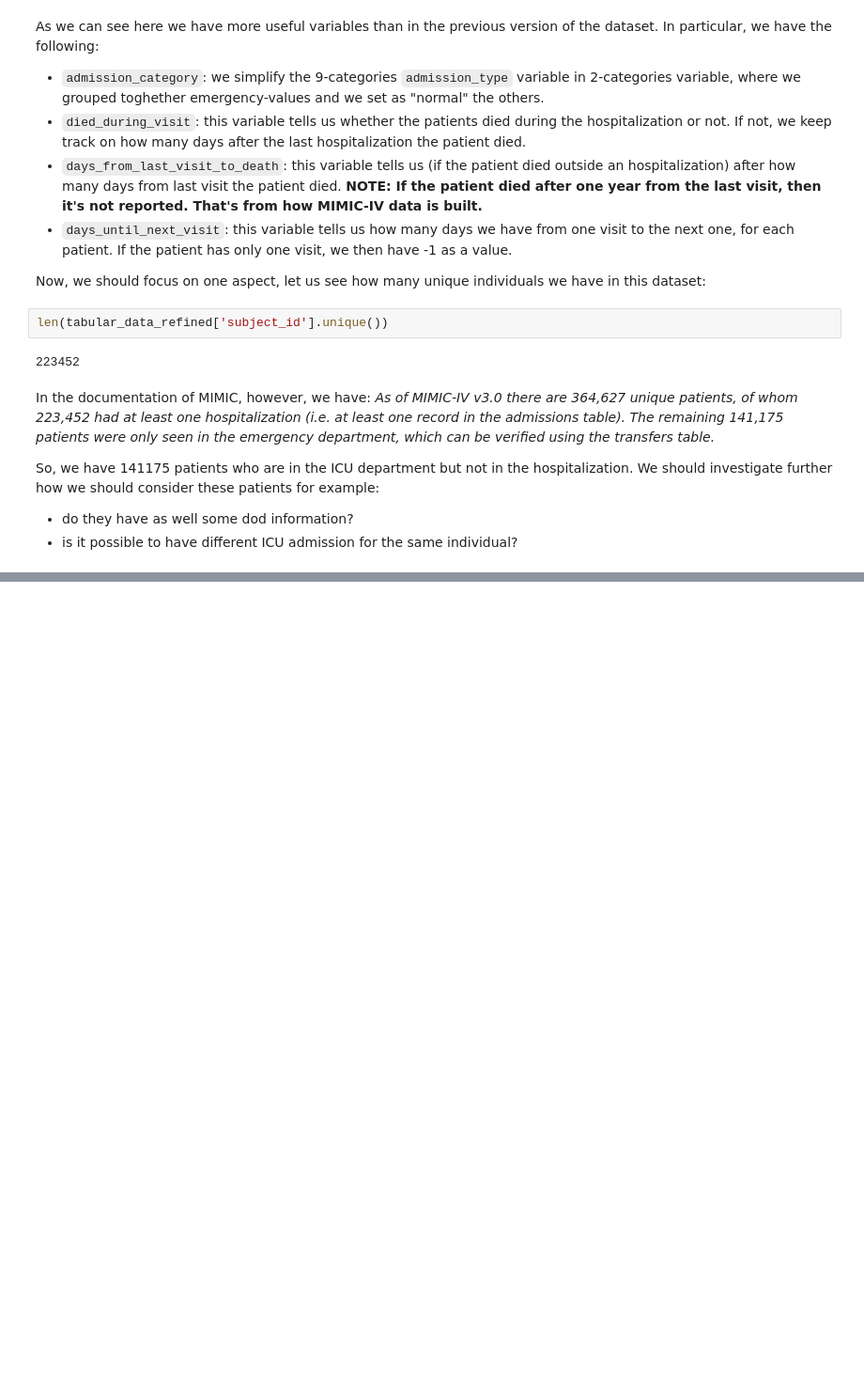
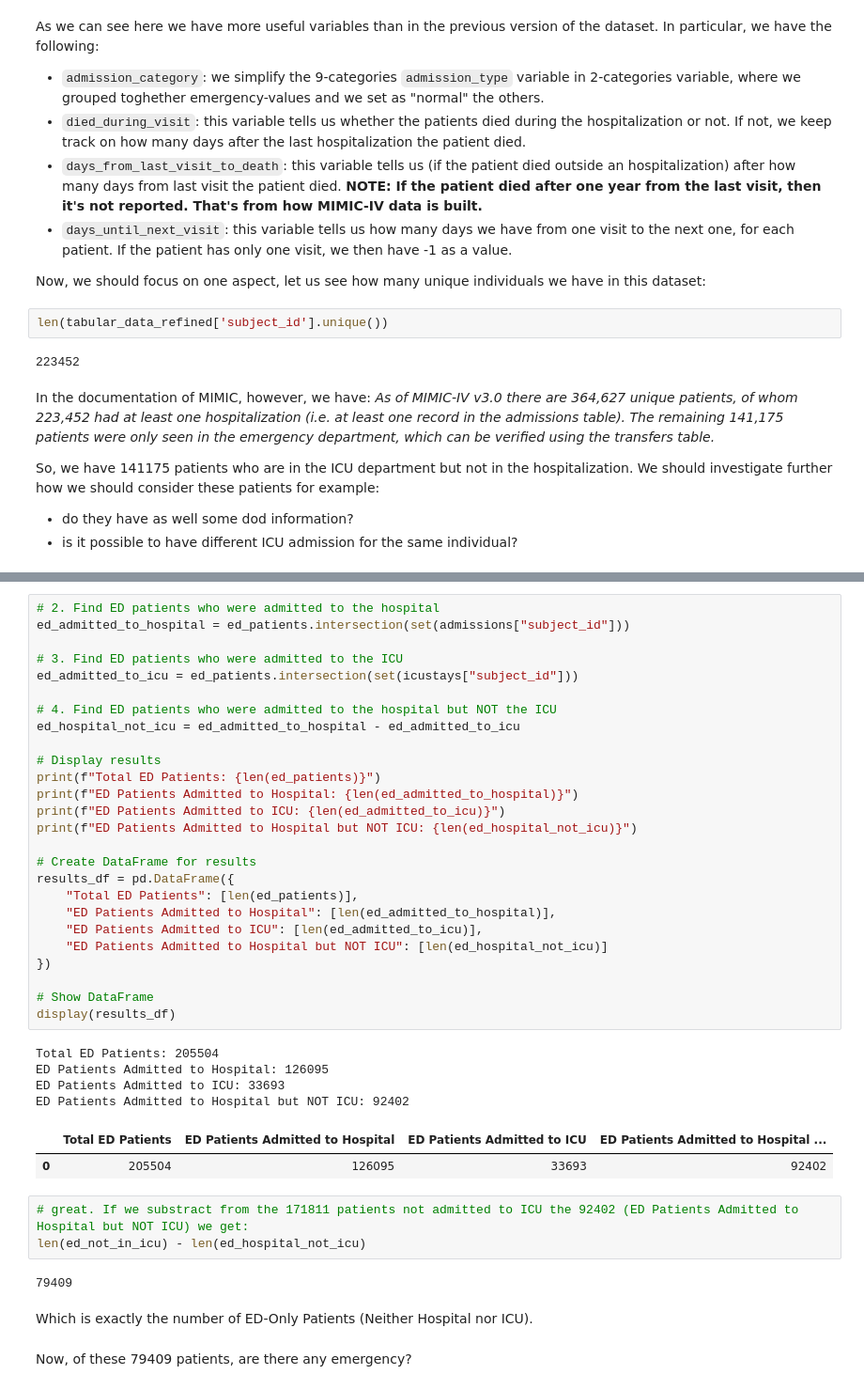
Before and after one commit to michechi/LLMSeq, a Jupyter notebook: src/pyhealth_vs_other.ipynb, the cells around one changed output, grey strips where cells are left out. Shown at 94% size. Cells and saved outputs as stored; diff of their text form; blank space fills up the shorter version.

```diff
--- a/src/pyhealth_vs_other.ipynb
+++ b/src/pyhealth_vs_other.ipynb
@@ -158,0 +292,42 @@ So, we have 141175 patients who are in the ICU department but not in the hospita
+# %%
+# 2. Find ED patients who were admitted to the hospital
+ed_admitted_to_hospital = ed_patients.intersection(set(admissions["subject_id"]))
+
+# 3. Find ED patients who were admitted to the ICU
+ed_admitted_to_icu = ed_patients.intersection(set(icustays["subject_id"]))
+
+# 4. Find ED patients who were admitted to the hospital but NOT the ICU
+ed_hospital_not_icu = ed_admitted_to_hospital - ed_admitted_to_icu
+
+# Display results
+print(f"Total ED Patients: {len(ed_patients)}")
+print(f"ED Patients Admitted to Hospital: {len(ed_admitted_to_hospital)}")
+print(f"ED Patients Admitted to ICU: {len(ed_admitted_to_icu)}")
+print(f"ED Patients Admitted to Hospital but NOT ICU: {len(ed_hospital_not_icu)}")
+
+# Create DataFrame for results
+results_df = pd.DataFrame({
+    "Total ED Patients": [len(ed_patients)],
+    "ED Patients Admitted to Hospital": [len(ed_admitted_to_hospital)],
+    "ED Patients Admitted to ICU": [len(ed_admitted_to_icu)],
+    "ED Patients Admitted to Hospital but NOT ICU": [len(ed_hospital_not_icu)]
+})
+
+# Show DataFrame
+display(results_df)
+# %% [output]
+Total ED Patients: 205504
+ED Patients Admitted to Hospital: 126095
+ED Patients Admitted to ICU: 33693
+ED Patients Admitted to Hospital but NOT ICU: 92402
+|  | Total ED Patients | ED Patients Admitted to Hospital | ED Patients Admitted to ICU | ED Patients Admitted to Hospital ... |
+| 0 | 205504 | 126095 | 33693 | 92402 |
+# %%
+# great. If we substract from the 171811 patients not admitted to ICU the 92402 (ED Patients Admitted to Hospital but NOT ICU) we get:
+len(ed_not_in_icu) - len(ed_hospital_not_icu)
+# %% [output]
+79409
+# %% [markdown]
+Which is exactly the number of ED-Only Patients (Neither Hospital nor ICU).
+# %% [markdown]
+Now, of these 79409 patients, are there any emergency?
```
Also changed, not shown: parts of 7 cells of this notebook, 6 other files.
